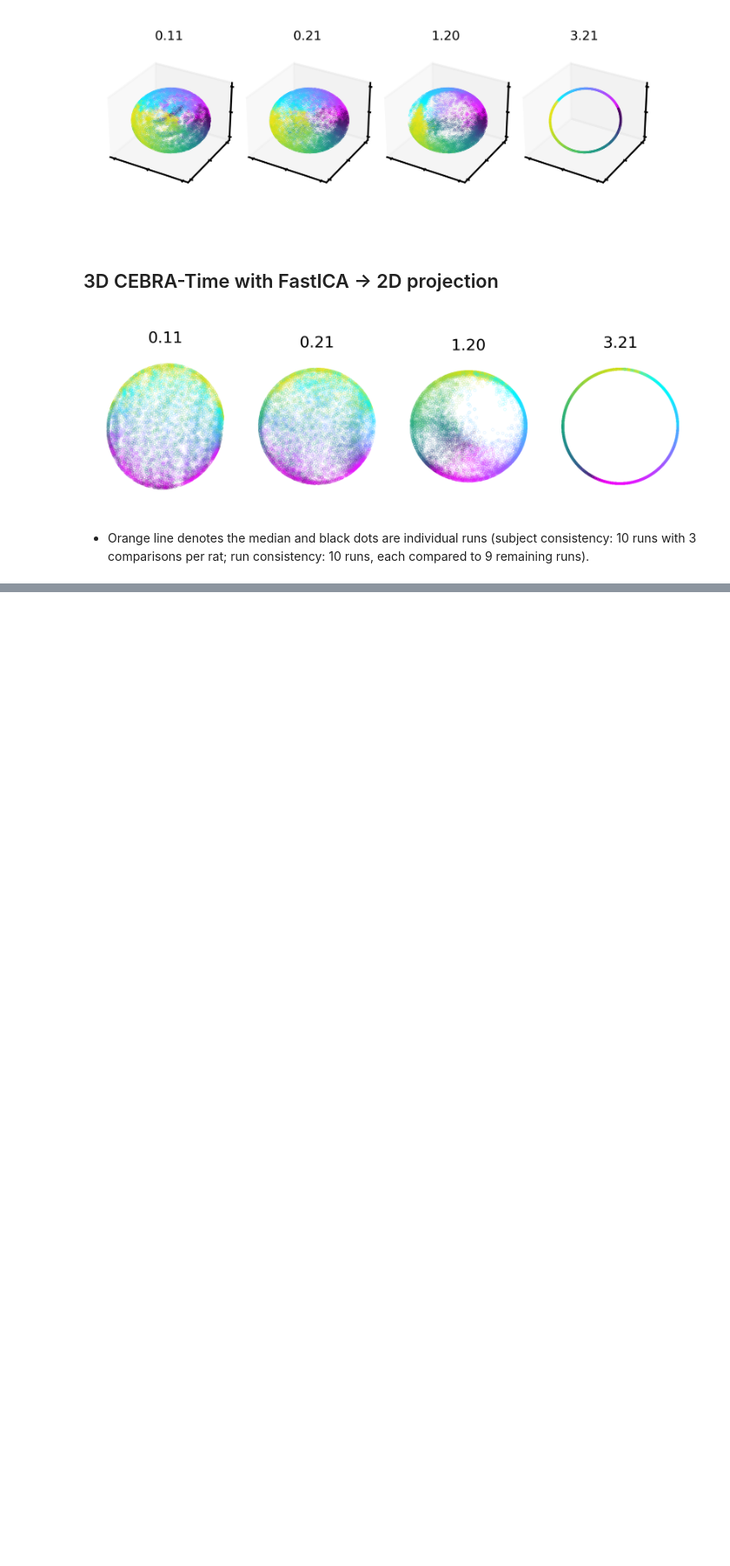
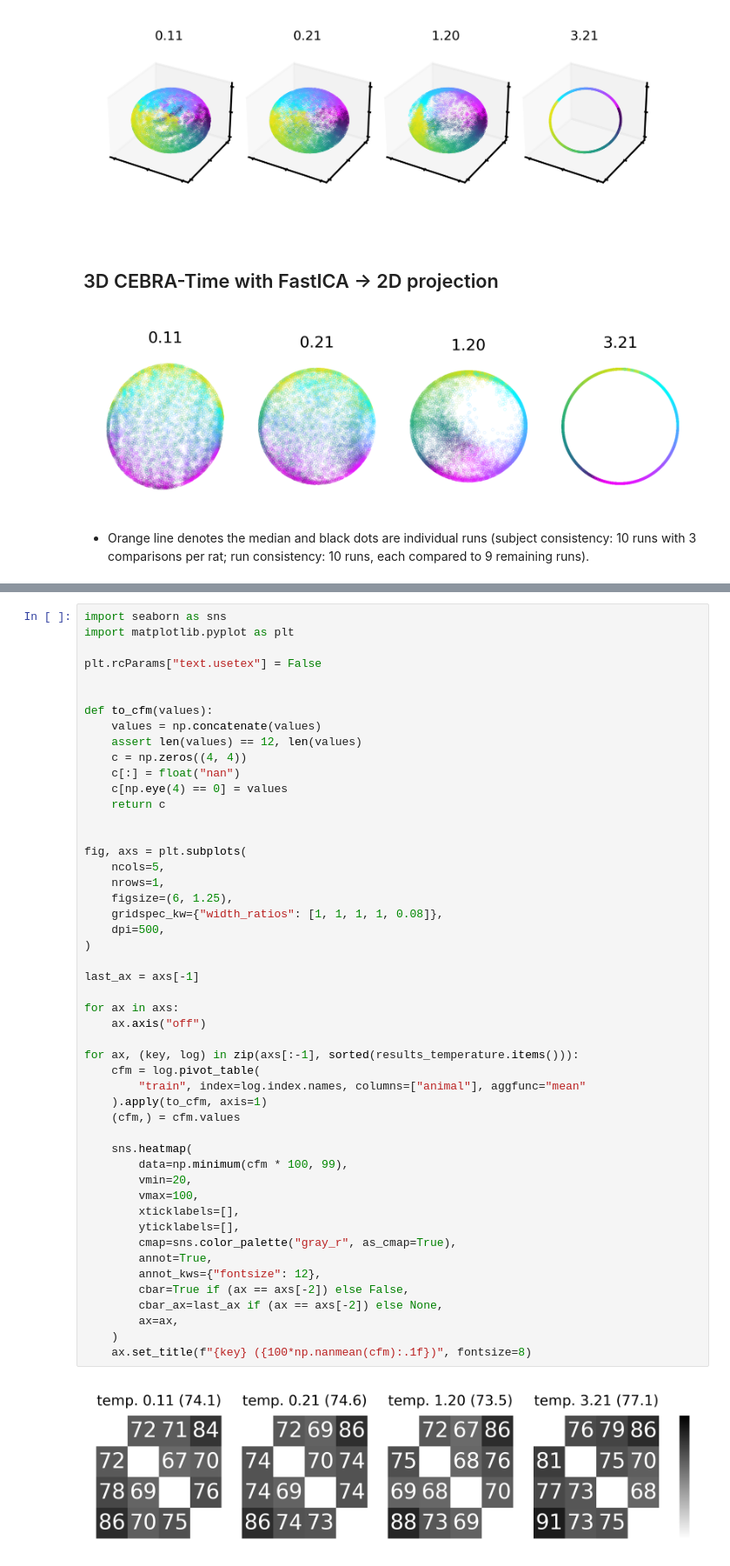
Before and after one commit to AdaptiveMotorControlLab/cebra-figures, a Jupyter notebook: figures/ExtendedDataFigure2.ipynb, the cells around one changed output, grey strips where cells are left out. Shown at 87% size. Drawn from its saved outputs; the diff is of its cells as text; blank space fills up the shorter version.

```diff
--- a/figures/ExtendedDataFigure2.ipynb
+++ b/figures/ExtendedDataFigure2.ipynb
@@ -78,0 +116,51 @@ plot_across_temperatures(embeddings)
+# %%
+import seaborn as sns
+import matplotlib.pyplot as plt
+
+plt.rcParams["text.usetex"] = False
+
+
+def to_cfm(values):
+    values = np.concatenate(values)
+    assert len(values) == 12, len(values)
+    c = np.zeros((4, 4))
+    c[:] = float("nan")
+    c[np.eye(4) == 0] = values
+    return c
+
+
+fig, axs = plt.subplots(
+    ncols=5,
+    nrows=1,
+    figsize=(6, 1.25),
+    gridspec_kw={"width_ratios": [1, 1, 1, 1, 0.08]},
+    dpi=500,
+)
+
+last_ax = axs[-1]
+
+for ax in axs:
+    ax.axis("off")
+
+for ax, (key, log) in zip(axs[:-1], sorted(results_temperature.items())):
+    cfm = log.pivot_table(
+        "train", index=log.index.names, columns=["animal"], aggfunc="mean"
+    ).apply(to_cfm, axis=1)
+    (cfm,) = cfm.values
+
+    sns.heatmap(
+        data=np.minimum(cfm * 100, 99),
+        vmin=20,
+        vmax=100,
+        xticklabels=[],
+        yticklabels=[],
+        cmap=sns.color_palette("gray_r", as_cmap=True),
+        annot=True,
+        annot_kws={"fontsize": 12},
+        cbar=True if (ax == axs[-2]) else False,
+        cbar_ax=last_ax if (ax == axs[-2]) else None,
+        ax=ax,
+    )
+    ax.set_title(f"{key} ({100*np.nanmean(cfm):.1f})", fontsize=8)
+# %% [output]
+[figure, added]
```
Also changed, not shown: parts of 3 cells of this notebook, 8 other files.
